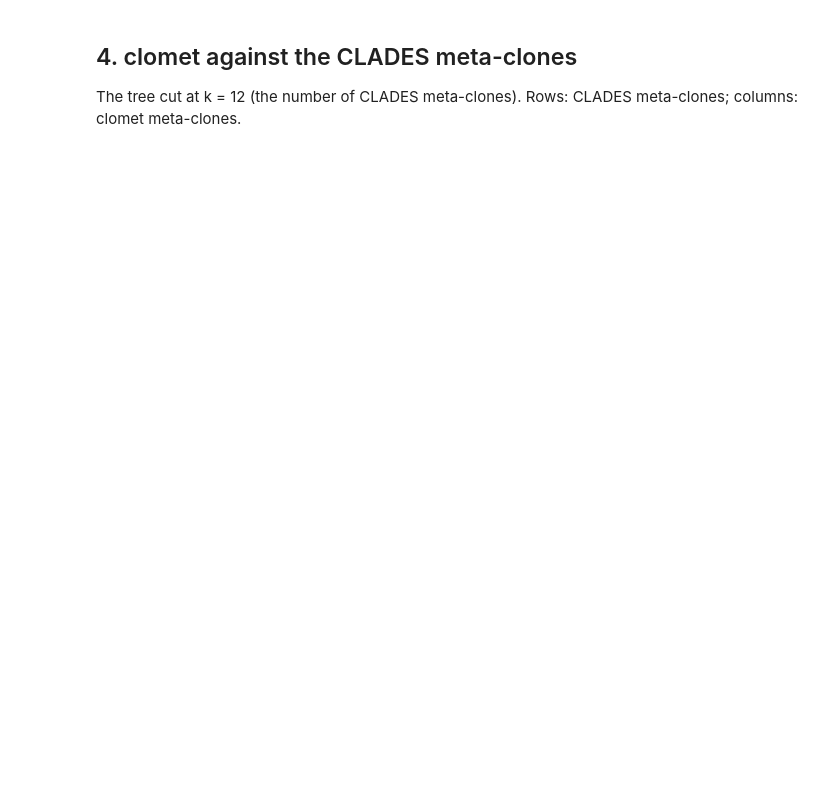
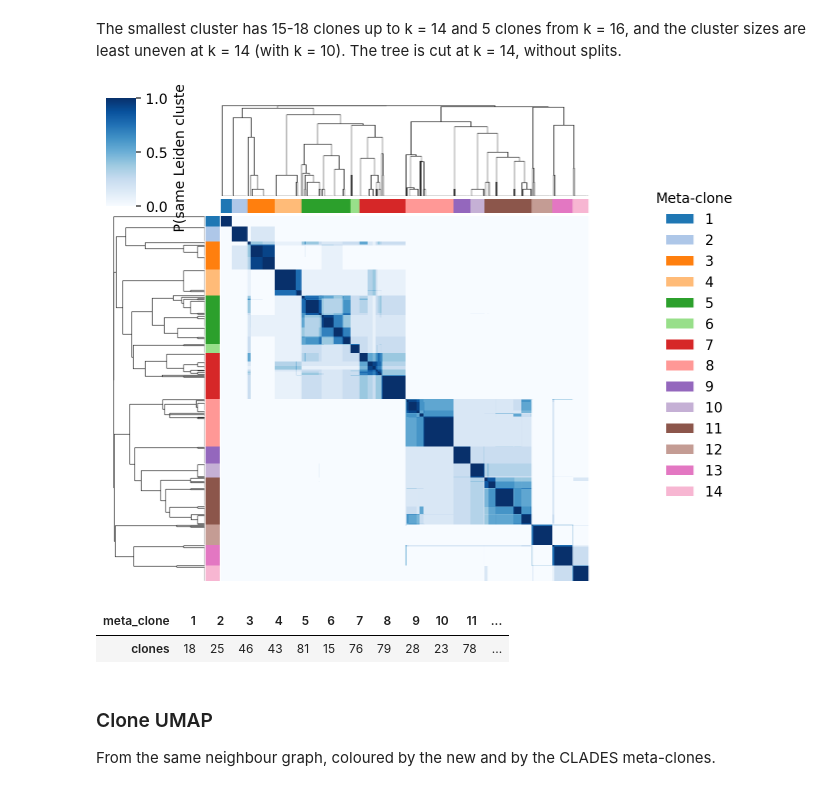
Before and after one commit to loversaber/clomet, a Jupyter notebook: examples/cord_blood_clades.ipynb, the cells around one changed output. Cells and saved outputs as stored; diff of their text form; code cells hidden in the pictures; blank space fills up the shorter version.

```diff
--- a/examples/cord_blood_clades.ipynb
+++ b/examples/cord_blood_clades.ipynb
@@ -118,4 +118,19 @@ clomet.pl.sankey(res.cuts, res.k_range).show(renderer='png')
-# %% [markdown]
-## 4. clomet against the CLADES meta-clones
-
-The tree cut at k = 12 (the number of CLADES meta-clones). Rows: CLADES meta-clones; columns: clomet meta-clones.
+# %% [markdown]
+The smallest cluster has 15-18 clones up to k = 14 and 5 clones from k = 16, and the cluster sizes are least
+uneven at k = 14 (with k = 10). The tree is cut at k = 14, without splits.
+# %%
+k = 14
+labels = res.cuts[f'k_{k}'].astype(str).rename('meta_clone')
+mtc_order = sorted(labels.unique(), key=int)
+mtc_colors = dict(zip(mtc_order, sns.color_palette('tab20', len(mtc_order)).as_hex()))
+clomet.pl.coassociation(res.coassoc, res.tree, labels, mtc_colors)
+plt.show()
+labels.value_counts().reindex(mtc_order).rename('clones').to_frame().T
+# %% [output]
+[figure, added]
+| meta_clone | 1 | 2 | 3 | 4 | 5 | 6 | 7 | 8 | 9 | 10 | 11 | ... |
+| clones | 18 | 25 | 46 | 43 | 81 | 15 | 76 | 79 | 28 | 23 | 78 | ... |
+# %% [markdown]
+### Clone UMAP
+
+From the same neighbour graph, coloured by the new and by the CLADES meta-clones.
```
Also changed, not shown: parts of 21 cells of this notebook, 5 other files.
